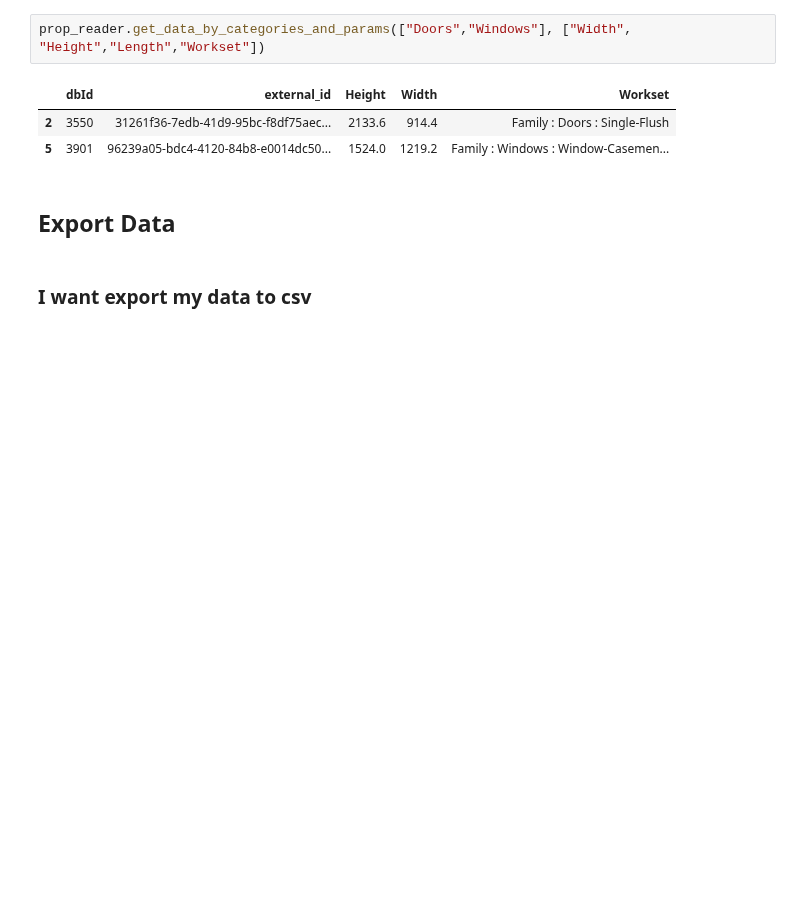
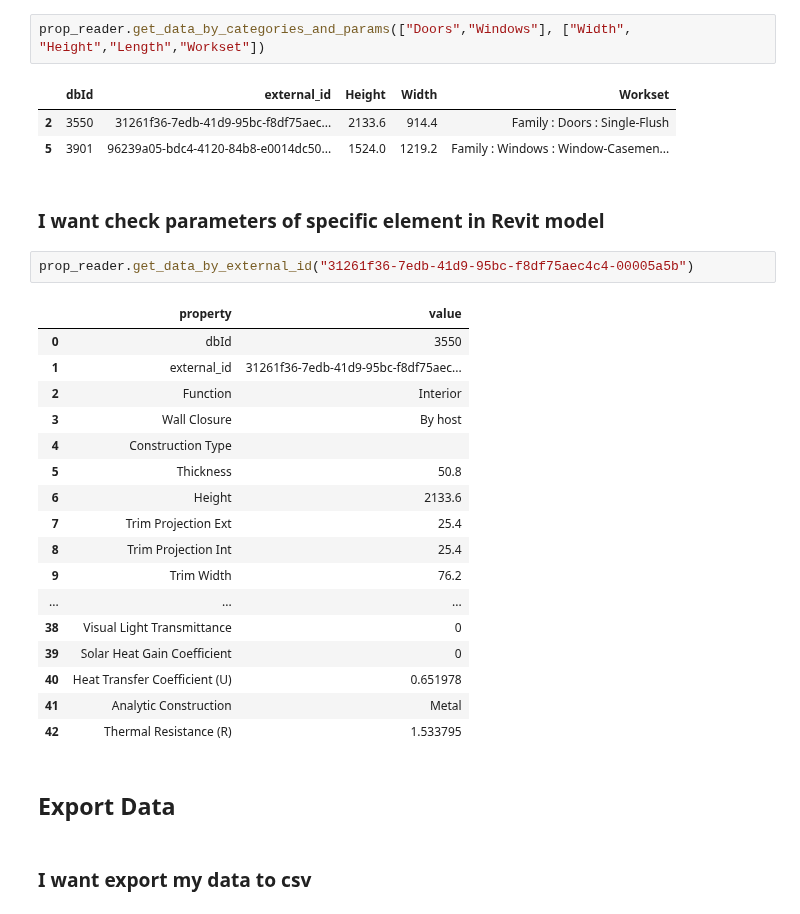
Before and after one commit to chuongmep/aps-toolkit, a Jupyter notebook: APSToolkitPython/Tutorials/04.01. Explore Revit Data With APSToolkit.ipynb, the cells around one changed output. Saved outputs shown, nothing was run; the diff lists cells and outputs as text; blank space fills up the shorter version.

```diff
--- a/APSToolkitPython/Tutorials/04.01. Explore Revit Data With APSToolkit.ipynb
+++ b/APSToolkitPython/Tutorials/04.01. Explore Revit Data With APSToolkit.ipynb
@@ -124,6 +123,28 @@ prop_reader.get_data_by_categories_and_params(["Doors","Windows"], ["Width", "He
 |  | dbId | external_id | Height | Width | Workset |
 | 2 | 3550 | 31261f36-7edb-41d9-95bc-f8df75aec... | 2133.6 | 914.4 | Family : Doors : Single-Flush |
 | 5 | 3901 | 96239a05-bdc4-4120-84b8-e0014dc50... | 1524.0 | 1219.2 | Family : Windows : Window-Casemen... |
+# %% [markdown]
+### I want check parameters of specific element in Revit model
+# %%
+prop_reader.get_data_by_external_id("31261f36-7edb-41d9-95bc-f8df75aec4c4-00005a5b")
+# %% [output]
+|  | property | value |
+| 0 | dbId | 3550 |
+| 1 | external_id | 31261f36-7edb-41d9-95bc-f8df75aec... |
+| 2 | Function | Interior |
+| 3 | Wall Closure | By host |
+| 4 | Construction Type |  |
+| 5 | Thickness | 50.8 |
+| 6 | Height | 2133.6 |
+| 7 | Trim Projection Ext | 25.4 |
+| 8 | Trim Projection Int | 25.4 |
+| 9 | Trim Width | 76.2 |
+| ... | ... | ... |
+| 38 | Visual Light Transmittance | 0 |
+| 39 | Solar Heat Gain Coefficient | 0 |
+| 40 | Heat Transfer Coefficient (U) | 0.651978 |
+| 41 | Analytic Construction | Metal |
+| 42 | Thermal Resistance (R) | 1.533795 |
 # %% [markdown]
 ## Export Data
 # %% [markdown]
```
Also changed, not shown: parts of 2 cells of this notebook.
